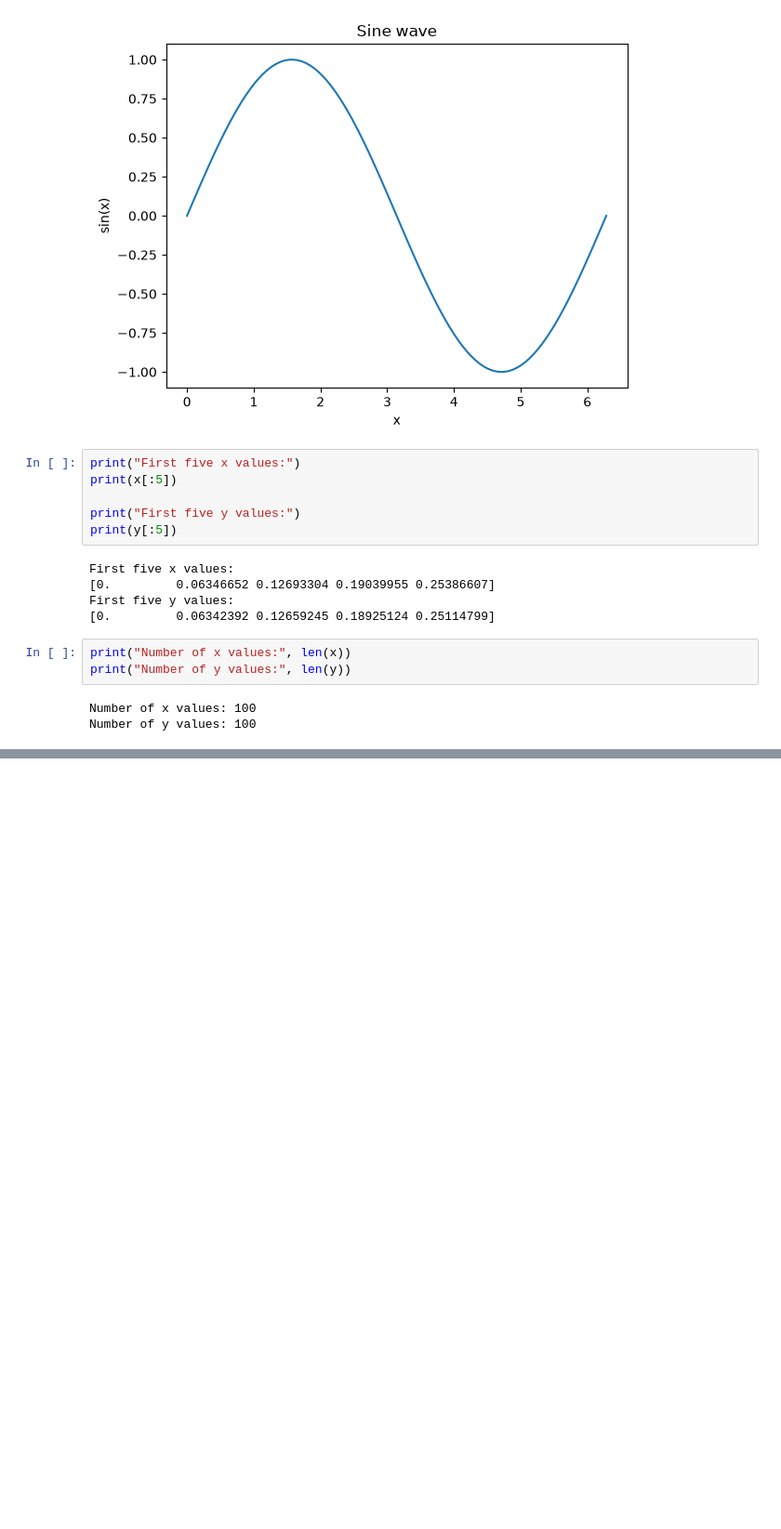
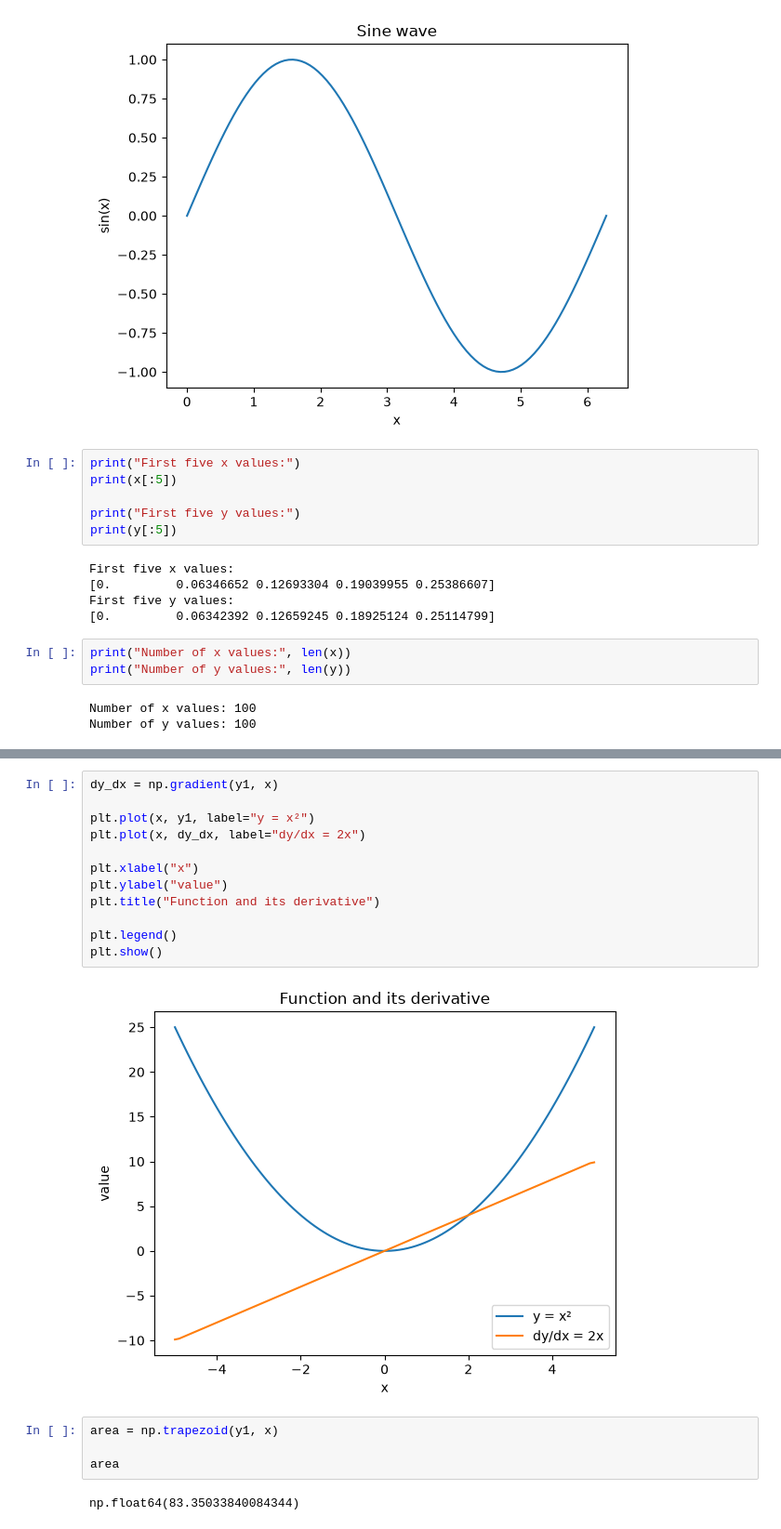
Before and after one commit to elizabethhatherley/learning, a Jupyter notebook: scientific_computing.ipynb, the cells around one changed output, grey strips where cells are left out. Shown at 93% size. Saved outputs shown, nothing was run; the diff lists cells and outputs as text; blank space fills up the shorter version.

```diff
--- a/scientific_computing.ipynb
+++ b/scientific_computing.ipynb
@@ -87,0 +122,20 @@ Number of y values: 100
+# %%
+dy_dx = np.gradient(y1, x)
+
+plt.plot(x, y1, label="y = x²")
+plt.plot(x, dy_dx, label="dy/dx = 2x")
+
+plt.xlabel("x")
+plt.ylabel("value")
+plt.title("Function and its derivative")
+
+plt.legend()
+plt.show()
+# %% [output]
+[figure, added]
+# %%
+area = np.trapezoid(y1, x)
+
+area
+# %% [output]
+np.float64(83.35033840084344)
```
Also changed, not shown: parts of 15 cells of this notebook, 1 other file.
